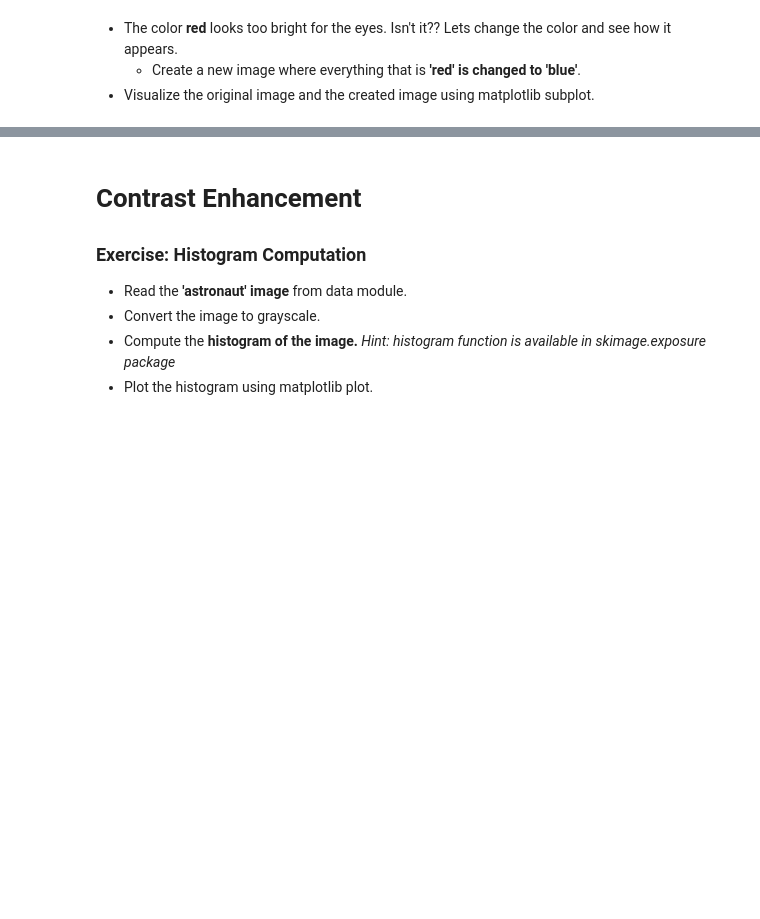
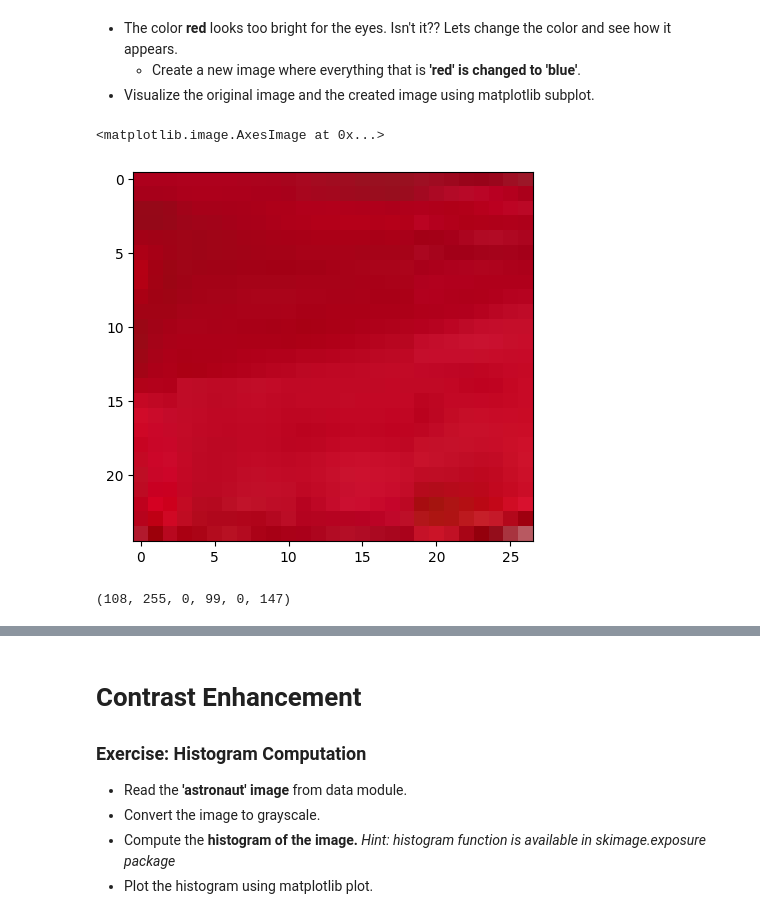
Before and after one commit to mario-rot/ComputerVisionCourse-MAI, a Jupyter notebook: Session 2/image_operators_and_filters.ipynb, the cells around one changed output, grey strips where cells are left out. Drawn from its saved outputs; the diff is of its cells as text; code cells hidden in the pictures; blank space fills up the shorter version.

```diff
--- a/Session 2/image_operators_and_filters.ipynb
+++ b/Session 2/image_operators_and_filters.ipynb
@@ -58,0 +123,17 @@ from skimage import data, exposure, filters, io, morphology
+# %%
+# solution
+plt.imshow(sillas[330:355, 285:312,:])
+# %% [output]
+<matplotlib.image.AxesImage at 0x...>
+[figure, added]
+# %%
+rmin = sillas[330:355, 285:312,:][:,:,0].min()-40
+rmax = sillas[330:355, 285:312,:][:,:,0].max()+39
+gmin = sillas[330:355, 285:312,:][:,:,1].min()
+gmax = sillas[330:355, 285:312,:][:,:,1].max()+10
+bmin = sillas[330:355, 285:312,:][:,:,2].min()-10
+bmax = sillas[330:355, 285:312,:][:,:,2].max()+50
+
+rmin,rmax,gmin,gmax,bmin,bmax
+# %% [output]
+(108, 255, 0, 99, 0, 147)
```
Also changed, not shown: parts of 37 cells of this notebook, 3 other files.
